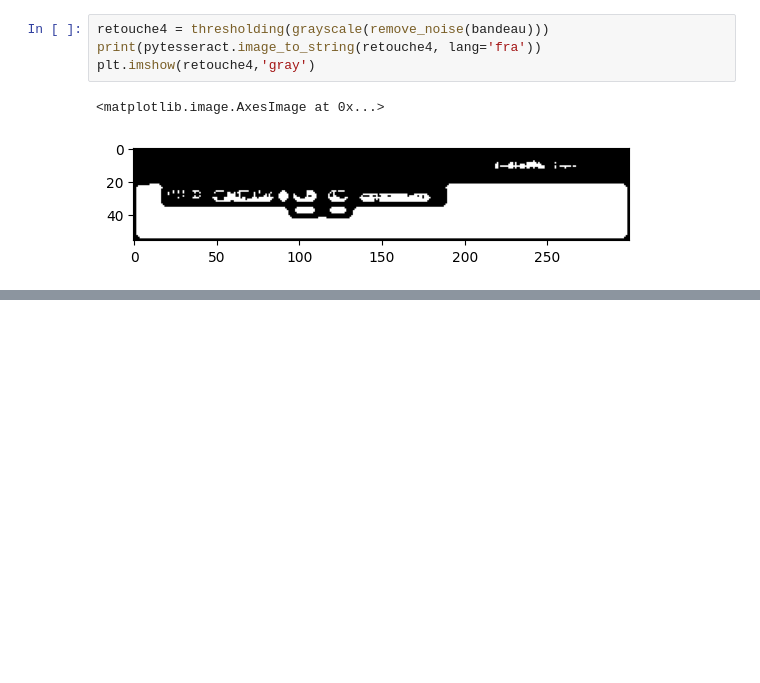
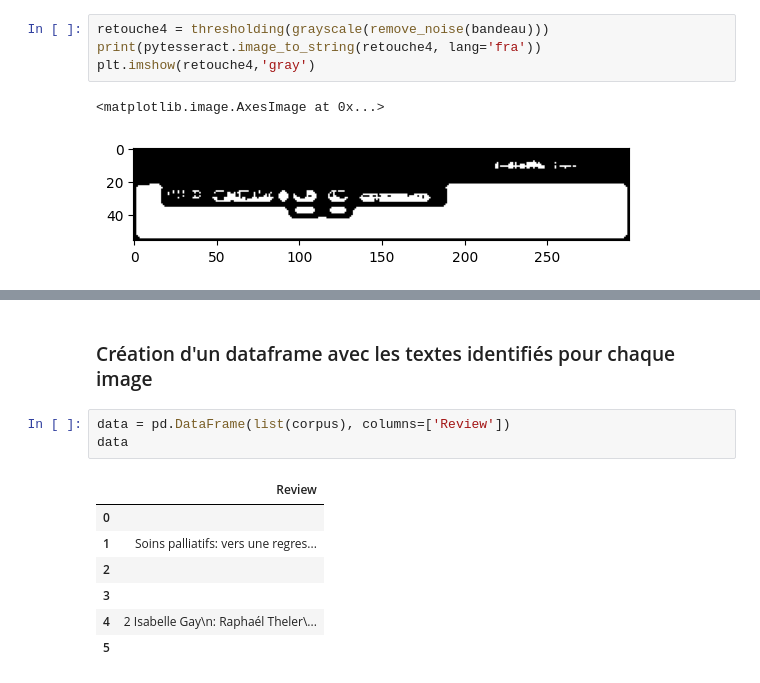
Before and after one commit to bcompere/cesds_module4_donnees_multimedia, a Jupyter notebook: Détection de texte dans le bandeau.ipynb, the cells around one changed output, grey strips where cells are left out. Drawn from its saved outputs; the diff is of its cells as text; blank space fills up the shorter version.

```diff
--- a/Détection de texte dans le bandeau.ipynb
+++ b/Détection de texte dans le bandeau.ipynb
@@ -221,0 +246,13 @@ plt.imshow(retouche4,'gray')
+# %% [markdown]
+### Création d'un dataframe avec les textes identifiés pour chaque image
+# %%
+data = pd.DataFrame(list(corpus), columns=['Review'])
+data
+# %% [output]
+|  | Review |
+| 0 |  |
+| 1 | Soins palliatifs: vers une regres... |
+| 2 |  |
+| 3 |  |
+| 4 | 2 Isabelle Gay\n: Raphaél Theler\... |
+| 5 |  |
```
Also changed, not shown: parts of 5 cells of this notebook, 10 other files.
